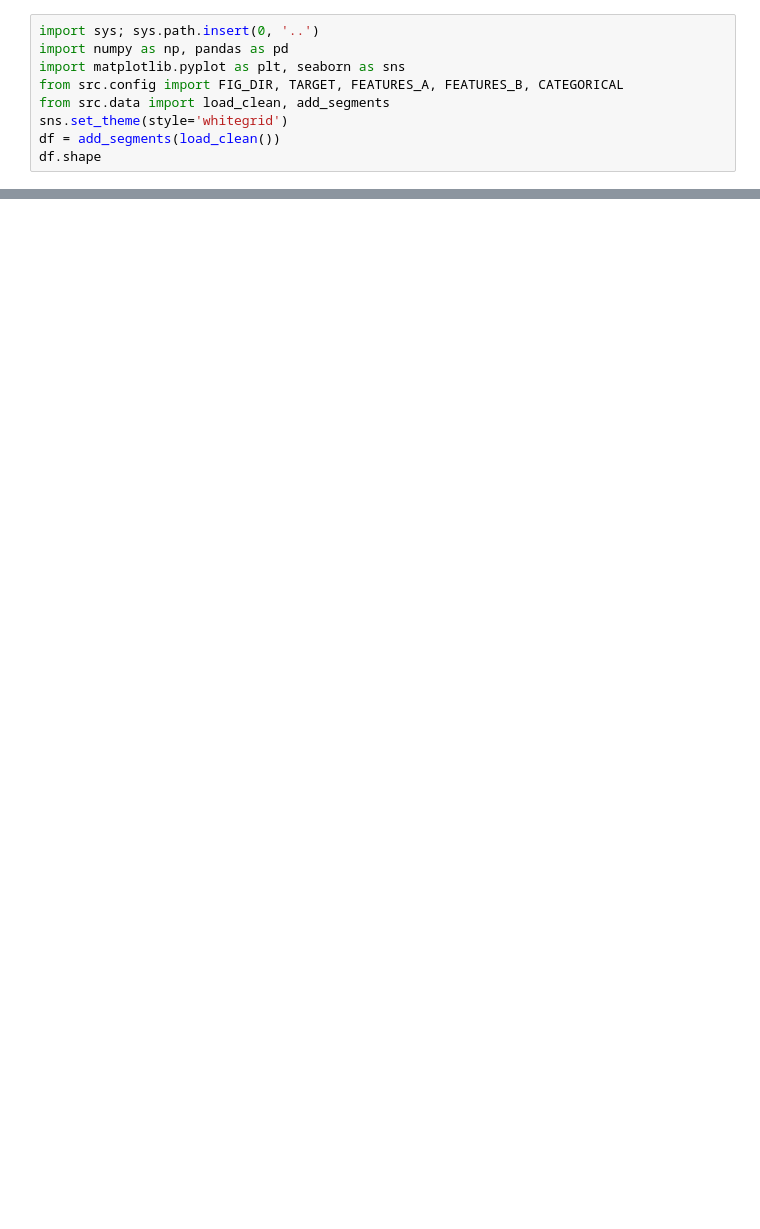
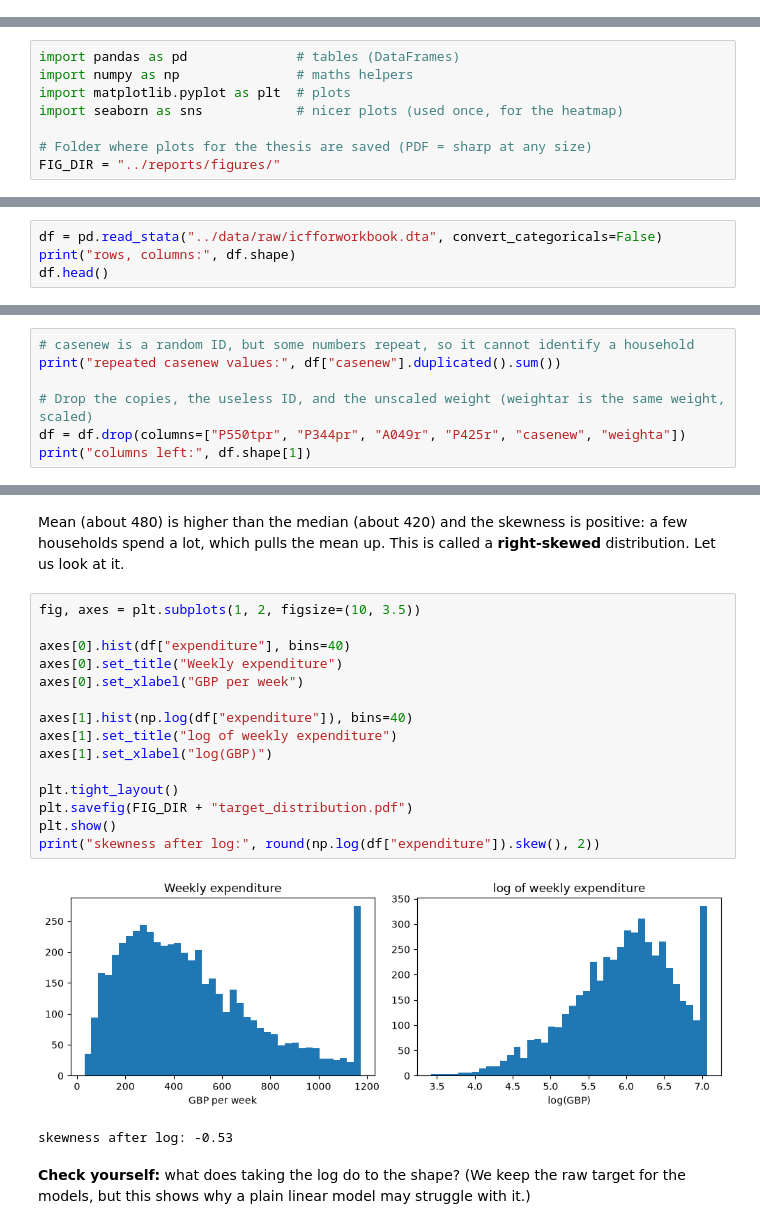
Before and after one commit to cracker-MDN/lcf-expenditure-ml, a Jupyter notebook: notebooks/01_eda.ipynb, the cells around one changed output, grey strips where cells are left out. Drawn from its saved outputs; the diff is of its cells as text; blank space fills up the shorter version.

```diff
--- a/notebooks/01_eda.ipynb
+++ b/notebooks/01_eda.ipynb
@@ -4,9 +0,0 @@ Run top to bottom. Figures are saved to `reports/figures/` as PDF (vector) for t
-# %%
-import sys; sys.path.insert(0, '..')
-import numpy as np, pandas as pd
-import matplotlib.pyplot as plt, seaborn as sns
-from src.config import FIG_DIR, TARGET, FEATURES_A, FEATURES_B, CATEGORICAL
-from src.data import load_clean, add_segments
-sns.set_theme(style='whitegrid')
-df = add_segments(load_clean())
-df.shape
@@ -57,0 +11,8 @@ print(w.describe().round(3))
+# %%
+import pandas as pd              # tables (DataFrames)
+import numpy as np               # maths helpers
+import matplotlib.pyplot as plt  # plots
+import seaborn as sns            # nicer plots (used once, for the heatmap)
+
+# Folder where plots for the thesis are saved (PDF = sharp at any size)
+FIG_DIR = "../reports/figures/"
@@ -57,0 +22,4 @@ print(w.describe().round(3))
+# %%
+df = pd.read_stata("../data/raw/icfforworkbook.dta", convert_categoricals=False)
+print("rows, columns:", df.shape)
+df.head()
@@ -57,0 +70,7 @@ print(w.describe().round(3))
+# %%
+# casenew is a random ID, but some numbers repeat, so it cannot identify a household
+print("repeated casenew values:", df["casenew"].duplicated().sum())
+
+# Drop the copies, the useless ID, and the unscaled weight (weightar is the same weight, scaled)
+df = df.drop(columns=["P550tpr", "P344pr", "A049r", "P425r", "casenew", "weighta"])
+print("columns left:", df.shape[1])
@@ -57,0 +112,22 @@ print(w.describe().round(3))
+# %% [markdown]
+Mean (about 480) is higher than the median (about 420) and the skewness is positive: a few households spend a lot, which pulls the mean up. This is called a **right-skewed** distribution. Let us look at it.
+# %%
+fig, axes = plt.subplots(1, 2, figsize=(10, 3.5))
+
+axes[0].hist(df["expenditure"], bins=40)
+axes[0].set_title("Weekly expenditure")
+axes[0].set_xlabel("GBP per week")
+
+axes[1].hist(np.log(df["expenditure"]), bins=40)
+axes[1].set_title("log of weekly expenditure")
+axes[1].set_xlabel("log(GBP)")
+
+plt.tight_layout()
+plt.savefig(FIG_DIR + "target_distribution.pdf")
+plt.show()
+print("skewness after log:", round(np.log(df["expenditure"]).skew(), 2))
+# %% [output]
+[figure, added]
+skewness after log: -0.53
+# %% [markdown]
+**Check yourself:** what does taking the log do to the shape? (We keep the raw target for the models, but this shows why a plain linear model may struggle with it.)
```
Also changed, not shown: parts of 57 cells of this notebook, 4 other files.
